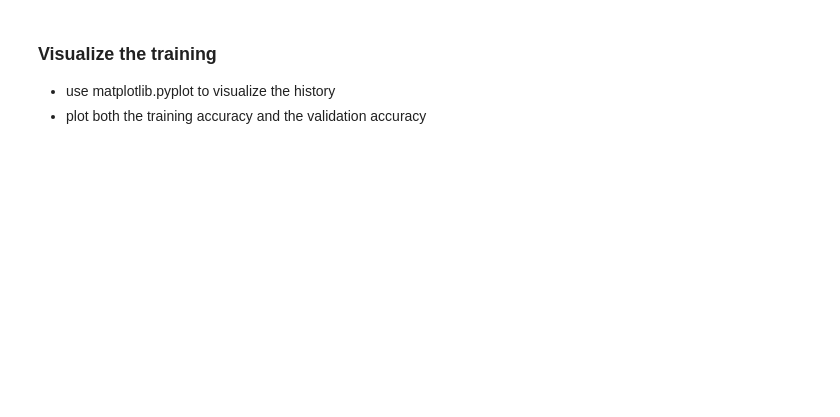
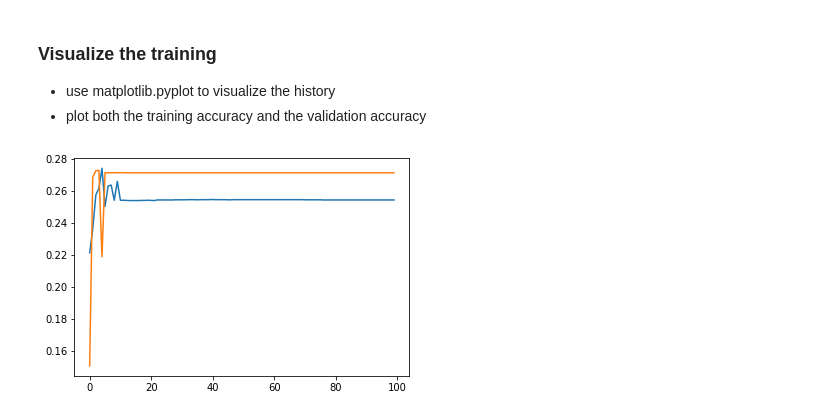
Before and after one commit to Gruppe3VDL/Gruppe3VDLws2019, a Jupyter notebook: exercise1/exercise_1.ipynb, the cells around one changed output. Saved outputs shown, nothing was run; the diff lists cells and outputs as text; code cells hidden in the pictures; blank space fills up the shorter version.

```diff
--- a/exercise1/exercise_1.ipynb
+++ b/exercise1/exercise_1.ipynb
@@ -263,8 +259,8 @@ for i in tqdm.tnrange(100):
     loss, accuracy = train_epoch(net, train_loader, criterion, optimizer)
     train_loss.append(loss)
     train_accuracy.append(accuracy)
-    # loss, accuracy = test_epoch(net, train_loader, criterion)
-    # test_loss.append(loss)
-    # test_accuracy.append(accuracy)
+    loss, accuracy = test_epoch(net, train_loader, criterion)
+    test_loss.append(loss)
+    test_accuracy.append(accuracy)
 # %% [output]
 [interactive output not drawn]
@@ -317,6 +315,9 @@ display(stats)
     - You have to remember which of your samples are used for training and which are for testing
 # %%
 from sklearn import preprocessing
+
+x_train = preprocessing.scale(x_train)
+x_test= preprocessing.scale(x_test)
 # %% [markdown]
 ### Inspect data again
 - Print the statistics of the preprocessed data using the code from above
@@ -337,0 +339,18 @@ display(stats)
+# %%
+# Recreate your DataLoaders with the normalized data
+
+print("zero-aligning labels...")
+y_train_aligned = y_train - 1
+y_test_aligned = y_test - 1
+
+print ("updated labels")
+print(np.unique(y_train_aligned))
+print(np.unique(y_test_aligned))
+
+# recreate DataLoaders
+custom_dataset = MyCustomDataset(x_train, y_train_aligned)
+train_loader = DataLoader(dataset=custom_dataset)
+
+# (no of inputs + no of outputs)^0.5 + (1 to 10)
+N, D_in, H, D_out = 64, 52, 32, 7
+criterion = torch.nn.CrossEntropyLoss()
@@ -338,6 +362,6 @@ display(stats)
 # %%
-# net =
-# optimizer =
+net = ThreeLayerNet(D_in, H, D_out)
+optimizer = torch.optim.SGD(net.parameters(), lr = 0.01, momentum=0.9)
 
 train_loss, train_accuracy = [], []
 test_loss, test_accuracy = [], []
@@ -353,3 +379,12 @@ for i in tqdm.tnrange(100):
 ### Visualize the training
 - use matplotlib.pyplot to visualize the history
 - plot both the training accuracy and the validation accuracy
+# %%
+import matplotlib.pyplot as plt
+
+
+plt.plot(train_accuracy)
+plt.plot(test_accuracy)
+plt.show()
+# %% [output]
+[figure, added]
```
Also changed, not shown: parts of 12 cells of this notebook.
